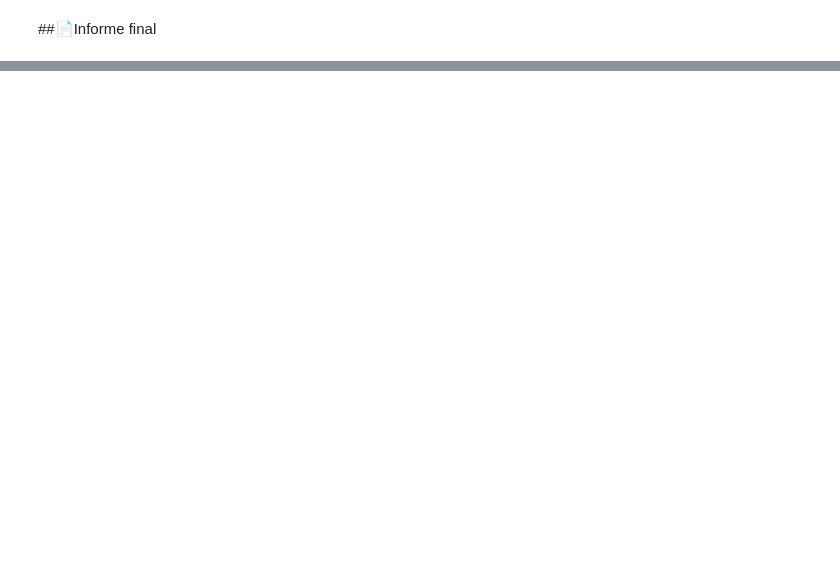
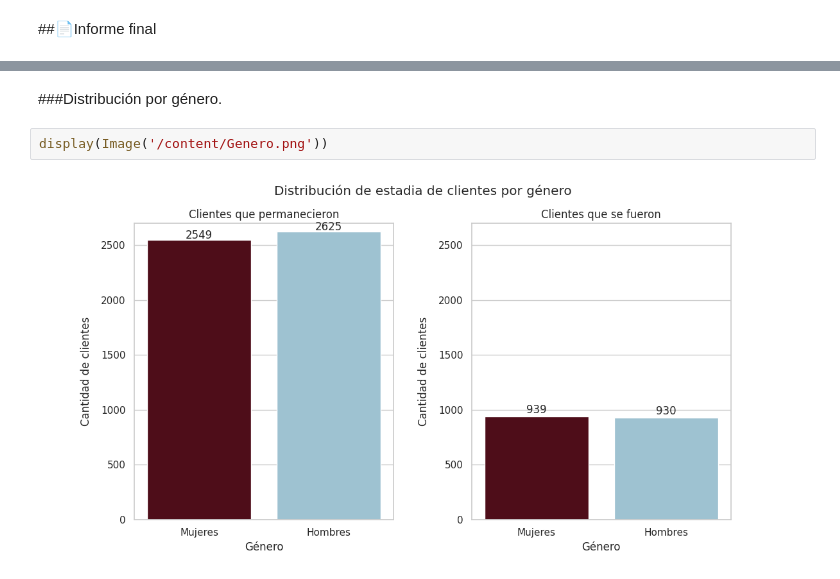
Before and after one commit to GP-Core/Telecom-X-Part-1, a Jupyter notebook: TelecomX_Part1-Gp-Core.ipynb, the cells around one changed output, grey strips where cells are left out. Cells and saved outputs as stored; diff of their text form; blank space fills up the shorter version.

```diff
--- a/TelecomX_Part1-Gp-Core.ipynb
+++ b/TelecomX_Part1-Gp-Core.ipynb
@@ -570,0 +756,6 @@ plt.show()
+# %% [markdown]
+###Distribución por género.
+# %%
+display(Image('/content/Genero.png'))
+# %% [output]
+[figure, added]
```
Also changed, not shown: parts of 35 cells of this notebook.
